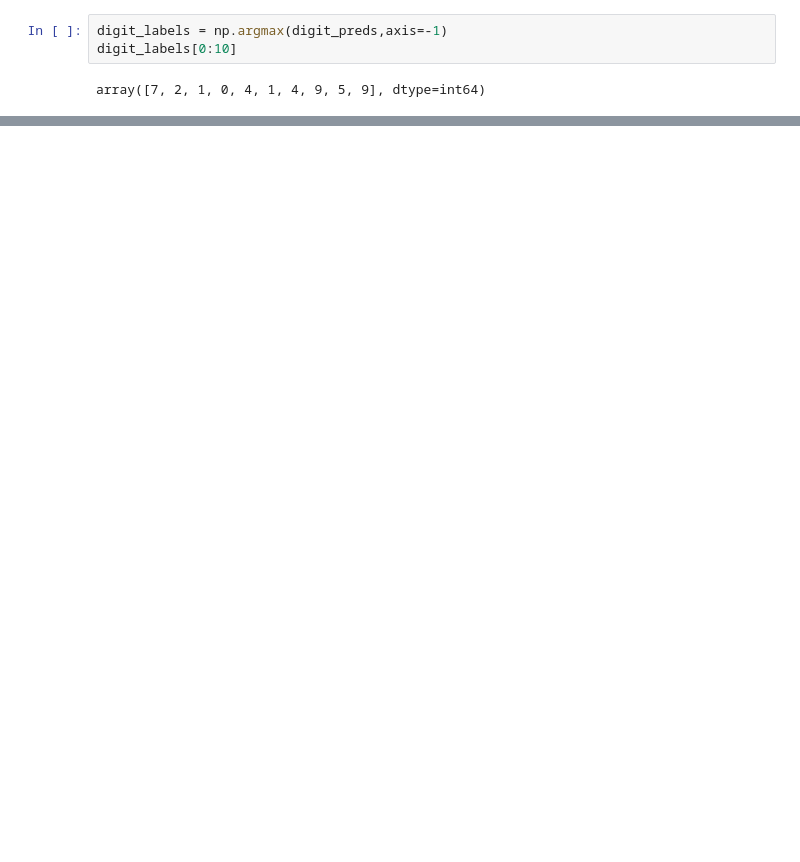
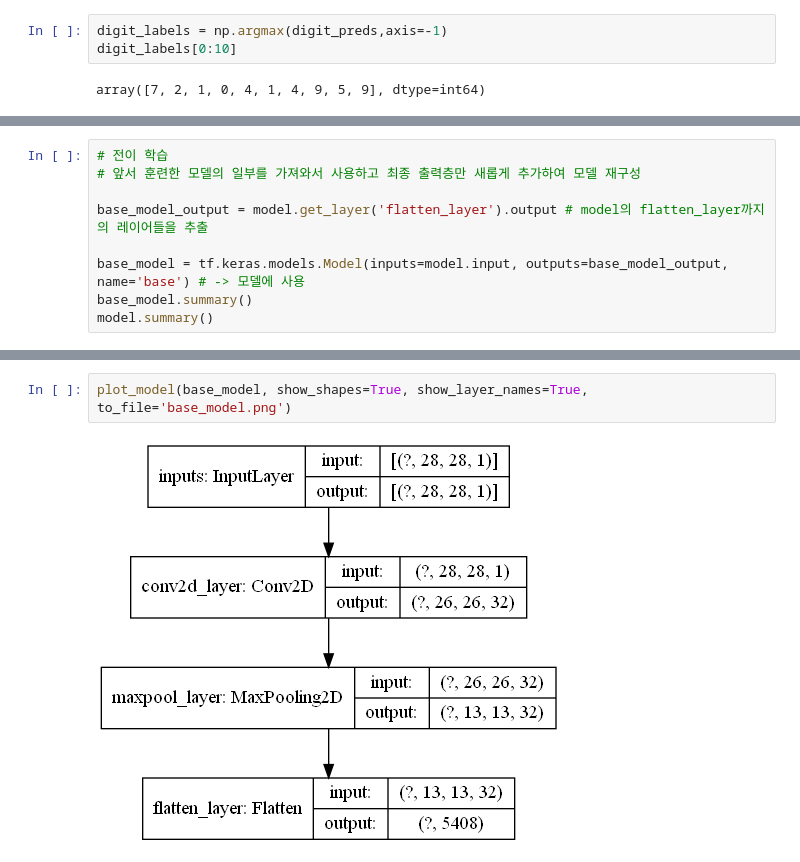
Before and after one commit to dnrgus1127/deeplearning_study, a Jupyter notebook: 복잡한 모델의 생성.ipynb, the cells around one changed output, grey strips where cells are left out. Saved outputs shown, nothing was run; the diff lists cells and outputs as text; blank space fills up the shorter version.

```diff
--- a/복잡한 모델의 생성.ipynb
+++ b/복잡한 모델의 생성.ipynb
@@ -257,0 +258,9 @@ array([1, 0, 1, 0, 0, 1, 0, 1, 0, 1])
+# %%
+# 전이 학습
+# 앞서 훈련한 모델의 일부를 가져와서 사용하고 최종 출력층만 새롭게 추가하여 모델 재구성
+
+base_model_output = model.get_layer('flatten_layer').output # model의 flatten_layer까지의 레이어들을 추출
+
+base_model = tf.keras.models.Model(inputs=model.input, outputs=base_model_output, name='base') # -> 모델에 사용
+base_model.summary()
+model.summary()
@@ -257,0 +285,4 @@ array([1, 0, 1, 0, 0, 1, 0, 1, 0, 1])
+# %%
+plot_model(base_model, show_shapes=True, show_layer_names=True, to_file='base_model.png')
+# %% [output]
+[figure, added]
```
Also changed, not shown: parts of 13 cells of this notebook, 7 other files.
